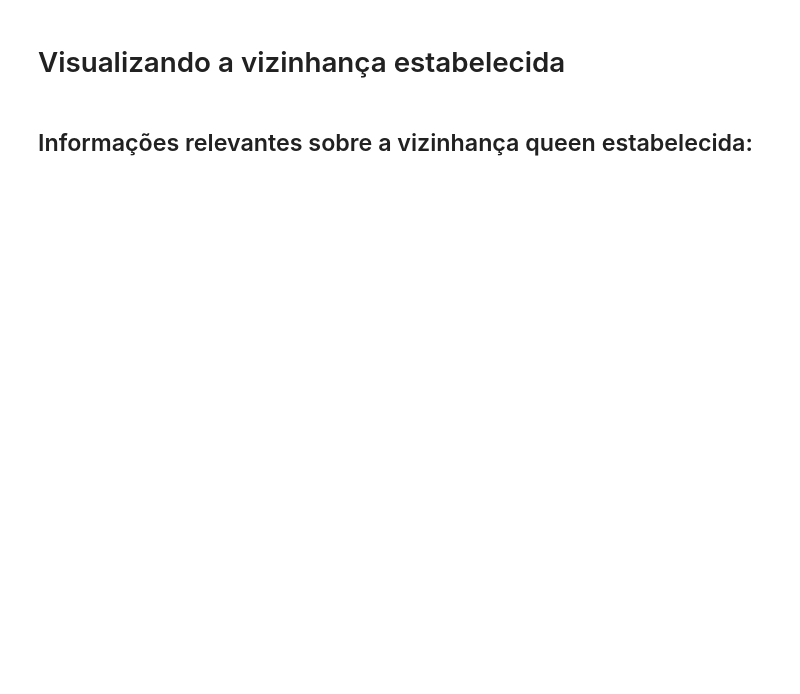
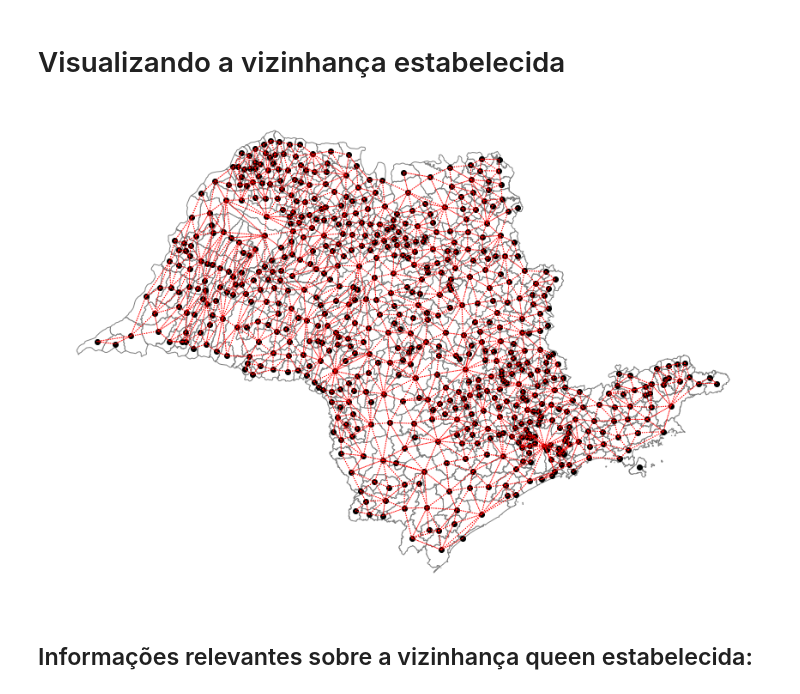
Before and after one commit to whaner/Spatial-Analysis, a Jupyter notebook: Spatial Analysis - Vizinhanças e Esda.ipynb, the cells around one changed output. Cells and saved outputs as stored; diff of their text form; code cells hidden in the pictures; blank space fills up the shorter version.

```diff
--- a/Spatial Analysis - Vizinhanças e Esda.ipynb
+++ b/Spatial Analysis - Vizinhanças e Esda.ipynb
@@ -53,11 +64,13 @@ shp_sp['NM_MUNICIP'][[246]]
 # %% [markdown]
 # Visualizando a vizinhança estabelecida
 # %%
-ax = shp_sp_m.plot(edgecolor='grey', facecolor='w', figsize = (25,25))
+ax = shp_sp_m.plot(edgecolor='grey', facecolor='w', figsize = (15,15))
 f,ax = w_queen.plot(shp_sp_m, ax=ax,
         edge_kws=dict(color='r', linestyle=':', linewidth=1),
         node_kws=dict(marker='o'))
 ax.set_axis_off()
+# %% [output]
+[figure, added]
 # %% [markdown]
 ## Informações relevantes sobre a vizinhança queen estabelecida:
 # %%
```
Also changed, not shown: parts of 64 cells of this notebook, 8 other files.
